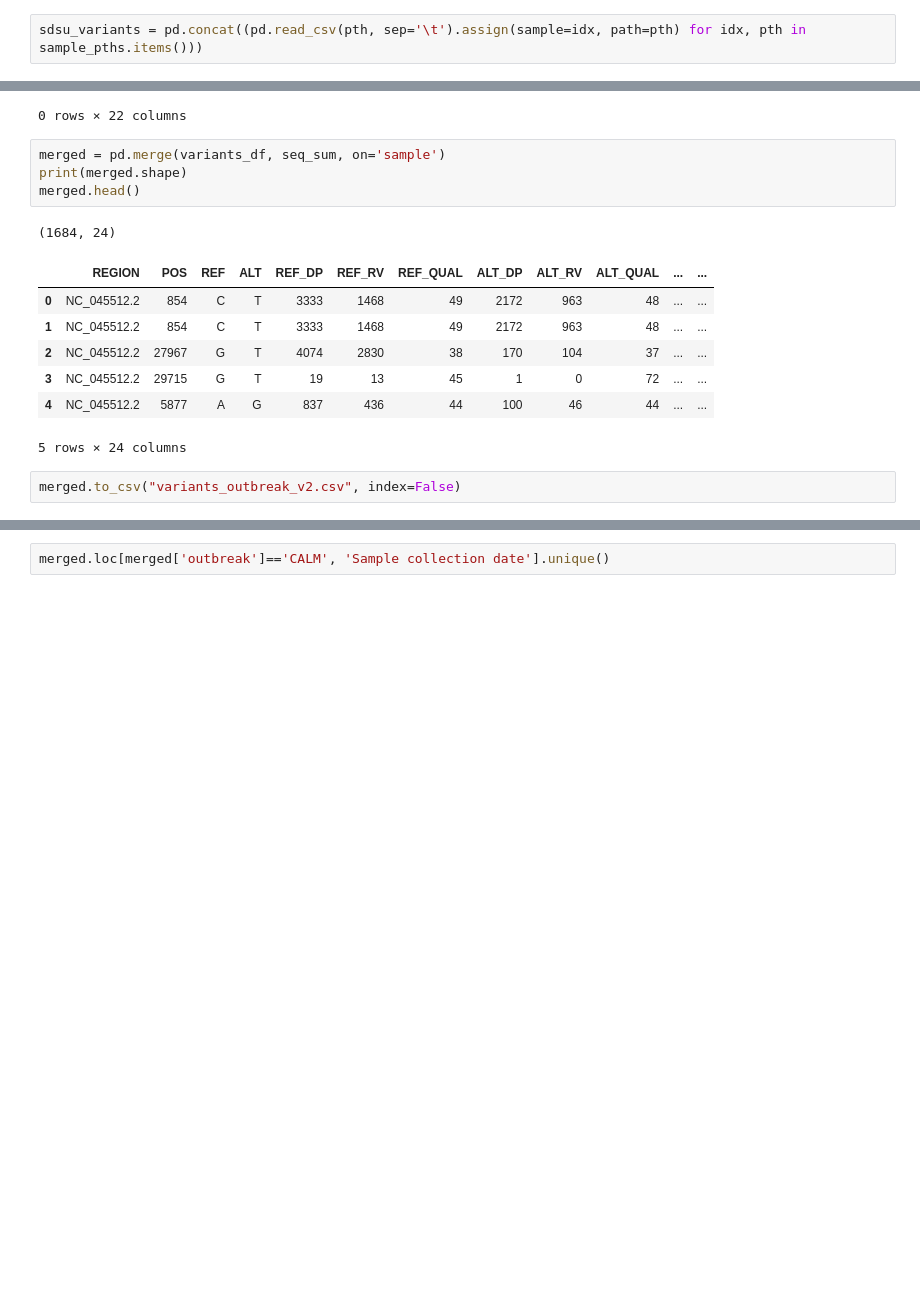
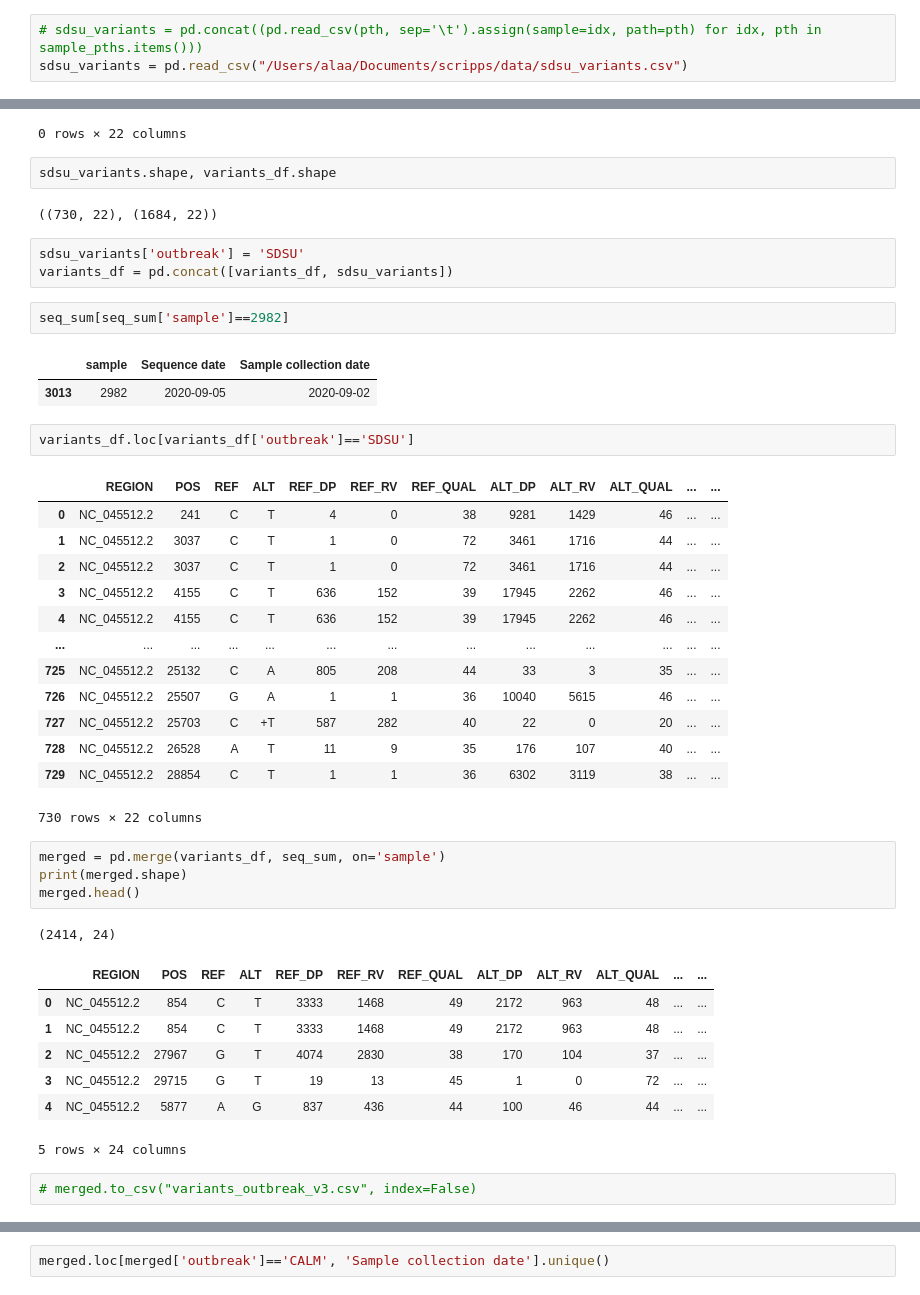
Before and after one commit to AlaaALatif/covid, a Jupyter notebook: pipeline_consensus/variants_outbreak.ipynb, the cells around one changed output, grey strips where cells are left out. Saved outputs shown, nothing was run; the diff lists cells and outputs as text; blank space fills up the shorter version.

Commit message:
merge variants from all outbreaks and generate plots

```diff
--- a/pipeline_consensus/variants_outbreak.ipynb
+++ b/pipeline_consensus/variants_outbreak.ipynb
@@ -67,5 +51,6 @@ len(sample_pths), len(sdsu_ids)
 # %%
-sdsu_variants = pd.concat((pd.read_csv(pth, sep='\t').assign(sample=idx, path=pth) for idx, pth in sample_pths.items()))
+# sdsu_variants = pd.concat((pd.read_csv(pth, sep='\t').assign(sample=idx, path=pth) for idx, pth in sample_pths.items()))
+sdsu_variants = pd.read_csv("/Users/alaa/Documents/scripps/data/sdsu_variants.csv")
 # %%
 variants_df = pd.read_csv("/home/al/data/variants_outbreak.csv")
 # %%
@@ -138,12 +123,40 @@ variants_df.loc[variants_df['outbreak']=='unknown']
 # %% [output]
 |  | REGION | POS | REF | ALT | REF_DP | REF_RV | REF_QUAL | ALT_DP | ALT_RV | ALT_QUAL | ... | ... |
 0 rows × 22 columns
+# %%
+sdsu_variants.shape, variants_df.shape
+# %% [output]
+((730, 22), (1684, 22))
+# %%
+sdsu_variants['outbreak'] = 'SDSU'
+variants_df = pd.concat([variants_df, sdsu_variants])
+# %%
+seq_sum[seq_sum['sample']==2982]
+# %% [output]
+|  | sample | Sequence date | Sample collection date |
+| 3013 | 2982 | 2020-09-05 | 2020-09-02 |
+# %%
+variants_df.loc[variants_df['outbreak']=='SDSU']
+# %% [output]
+|  | REGION | POS | REF | ALT | REF_DP | REF_RV | REF_QUAL | ALT_DP | ALT_RV | ALT_QUAL | ... | ... |
+| 0 | NC_045512.2 | 241 | C | T | 4 | 0 | 38 | 9281 | 1429 | 46 | ... | ... |
+| 1 | NC_045512.2 | 3037 | C | T | 1 | 0 | 72 | 3461 | 1716 | 44 | ... | ... |
+| 2 | NC_045512.2 | 3037 | C | T | 1 | 0 | 72 | 3461 | 1716 | 44 | ... | ... |
+| 3 | NC_045512.2 | 4155 | C | T | 636 | 152 | 39 | 17945 | 2262 | 46 | ... | ... |
+| 4 | NC_045512.2 | 4155 | C | T | 636 | 152 | 39 | 17945 | 2262 | 46 | ... | ... |
+| ... | ... | ... | ... | ... | ... | ... | ... | ... | ... | ... | ... | ... |
+| 725 | NC_045512.2 | 25132 | C | A | 805 | 208 | 44 | 33 | 3 | 35 | ... | ... |
+| 726 | NC_045512.2 | 25507 | G | A | 1 | 1 | 36 | 10040 | 5615 | 46 | ... | ... |
+| 727 | NC_045512.2 | 25703 | C | +T | 587 | 282 | 40 | 22 | 0 | 20 | ... | ... |
+| 728 | NC_045512.2 | 26528 | A | T | 11 | 9 | 35 | 176 | 107 | 40 | ... | ... |
+| 729 | NC_045512.2 | 28854 | C | T | 1 | 1 | 36 | 6302 | 3119 | 38 | ... | ... |
+730 rows × 22 columns
 # %%
 merged = pd.merge(variants_df, seq_sum, on='sample')
 print(merged.shape)
 merged.head()
 # %% [output]
-(1684, 24)
+(2414, 24)
 |  | REGION | POS | REF | ALT | REF_DP | REF_RV | REF_QUAL | ALT_DP | ALT_RV | ALT_QUAL | ... | ... |
 | 0 | NC_045512.2 | 854 | C | T | 3333 | 1468 | 49 | 2172 | 963 | 48 | ... | ... |
 | 1 | NC_045512.2 | 854 | C | T | 3333 | 1468 | 49 | 2172 | 963 | 48 | ... | ... |
@@ -152,7 +165,7 @@ merged.head()
 | 4 | NC_045512.2 | 5877 | A | G | 837 | 436 | 44 | 100 | 46 | 44 | ... | ... |
 5 rows × 24 columns
 # %%
-merged.to_csv("variants_outbreak_v2.csv", index=False)
+# merged.to_csv("variants_outbreak_v3.csv", index=False)
 # %%
 print(merged.shape)
 num_mutations = merged['POS'].unique().shape[0]
```
Also changed, not shown: parts of 22 cells of this notebook.
